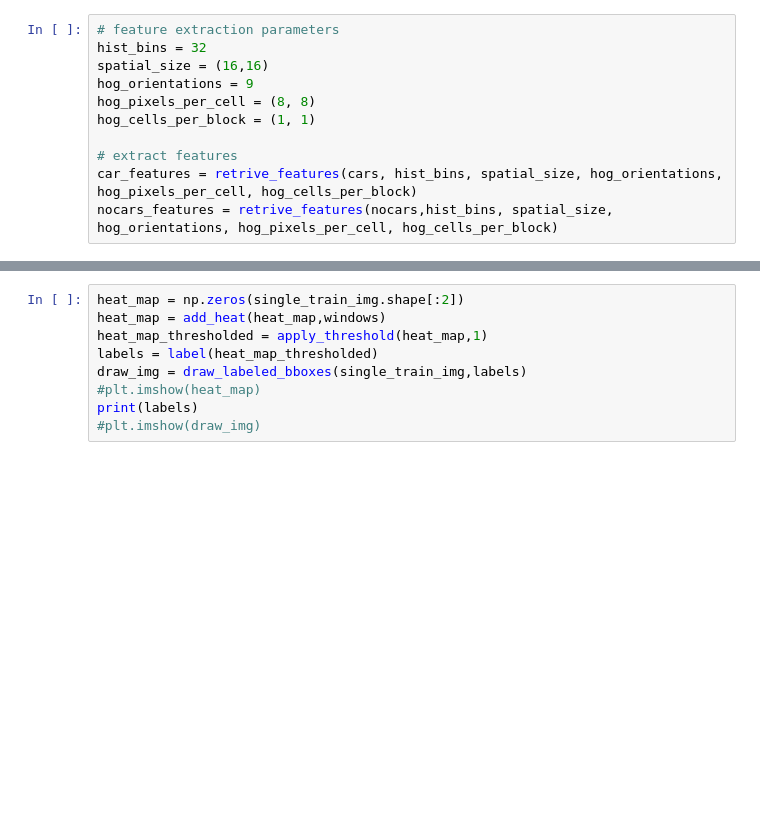
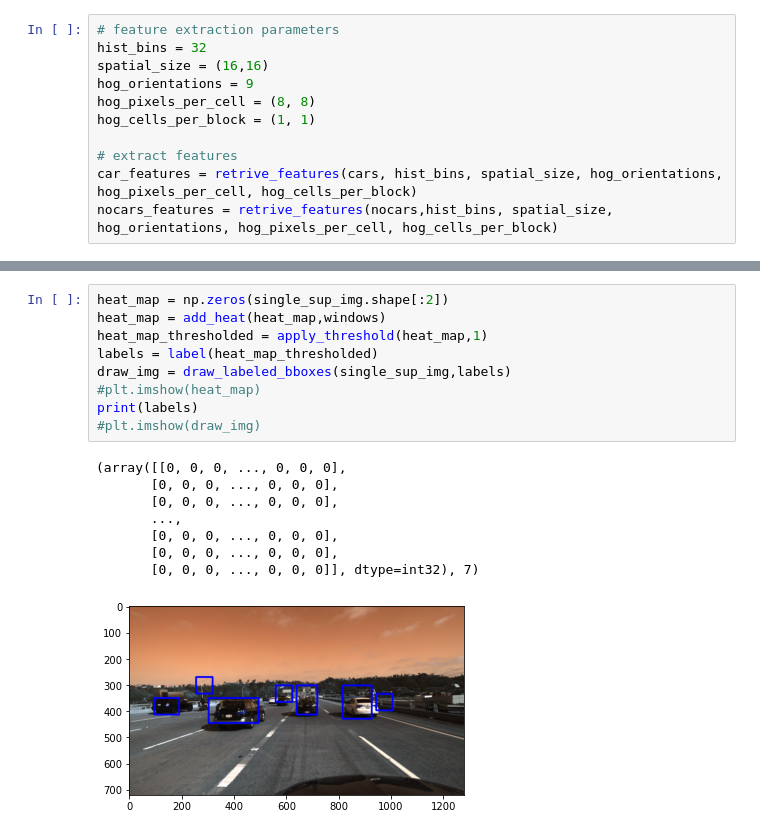
Before and after one commit to chwDo/Car-Recognition, a Jupyter notebook: 9517proj-car_detect.ipynb, the cells around one changed output, grey strips where cells are left out. Saved outputs shown, nothing was run; the diff lists cells and outputs as text; blank space fills up the shorter version.

```diff
--- a/9517proj-car_detect.ipynb
+++ b/9517proj-car_detect.ipynb
@@ -310,12 +336,21 @@ plt.imshow(draw_img)
 # %%
-heat_map = np.zeros(single_train_img.shape[:2])
+heat_map = np.zeros(single_sup_img.shape[:2])
 heat_map = add_heat(heat_map,windows)
 heat_map_thresholded = apply_threshold(heat_map,1)
 labels = label(heat_map_thresholded)
-draw_img = draw_labeled_bboxes(single_train_img,labels)
+draw_img = draw_labeled_bboxes(single_sup_img,labels)
 #plt.imshow(heat_map)
 print(labels)
 #plt.imshow(draw_img)
+# %% [output]
+(array([[0, 0, 0, ..., 0, 0, 0],
+       [0, 0, 0, ..., 0, 0, 0],
+       [0, 0, 0, ..., 0, 0, 0],
+       ...,
+       [0, 0, 0, ..., 0, 0, 0],
+       [0, 0, 0, ..., 0, 0, 0],
+       [0, 0, 0, ..., 0, 0, 0]], dtype=int32), 7)
+[figure, added]
 # %%
 plt.imshow(heat_map)
 # %% [output]
```
Also changed, not shown: parts of 14 cells of this notebook.
